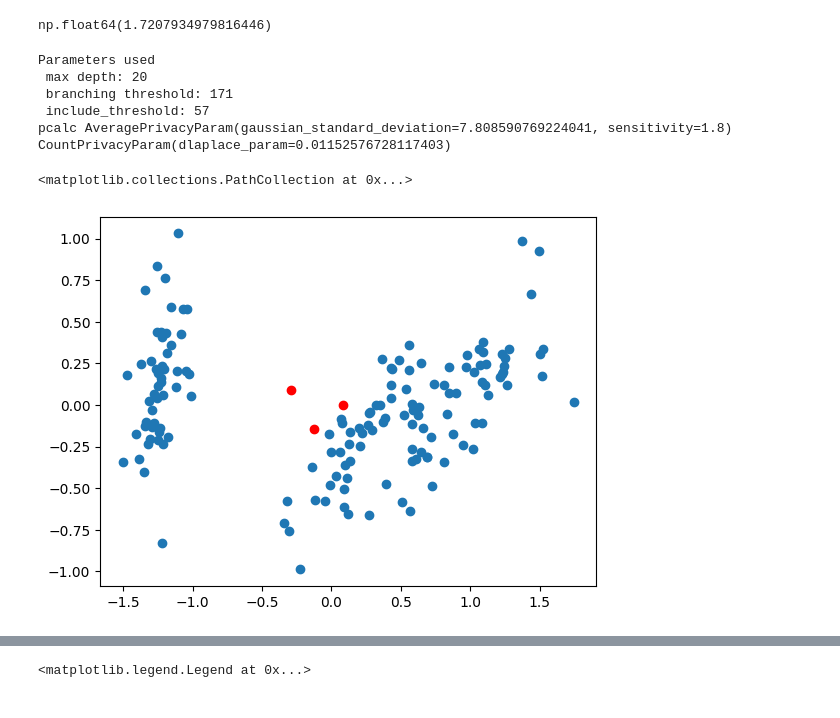
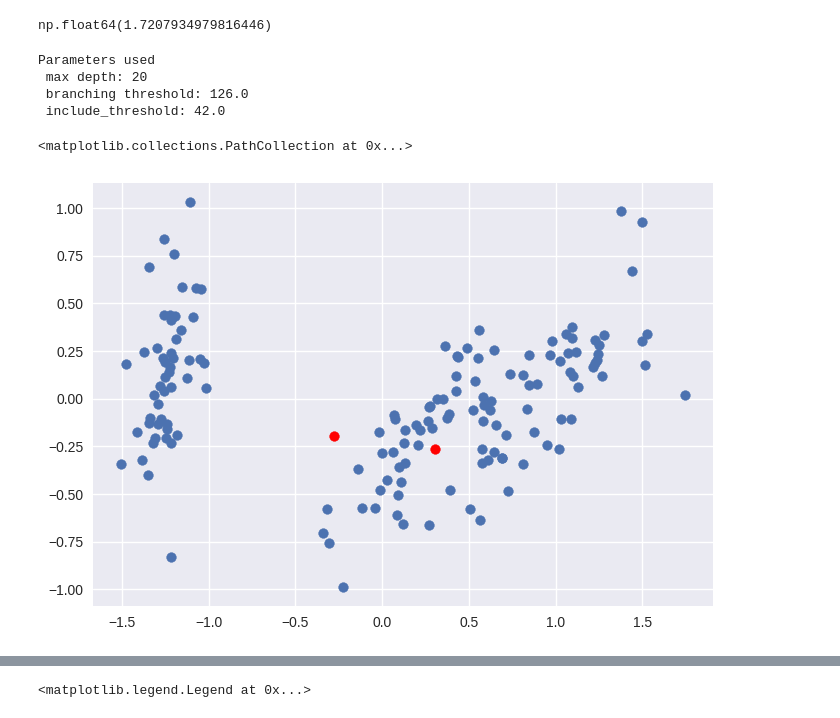
Before and after one commit to amy-ln/dpclustering, a Jupyter notebook: lsh-experiment.ipynb, the cells around one changed output, grey strips where cells are left out. Cells and saved outputs as stored; diff of their text form; code cells hidden in the pictures.

```diff
--- a/lsh-experiment.ipynb
+++ b/lsh-experiment.ipynb
@@ -35,7 +35,7 @@ def lsh_experiment(algo: int, data: np.ndarray, p: Params, n_trials: int = 20):
             print("starting synopsis... ")
             private_points, private_weights = create_bucket_synopsis(data, p, s+x)
         else:
-            private_points, private_weights = create_bucket_synopsis(data, p, s+x)
+            private_points, private_weights = bucket_using_privacy_accountant(data, p, s+x)
         if private_points.shape[0] <= p.k: # if number of points is less than or equal to desired number of centers
             centers = private_points
         else:
@@ -52,6 +52,8 @@ def lsh_experiment(algo: int, data: np.ndarray, p: Params, n_trials: int = 20):
 
 def non_private_radius(x: np.ndarray) -> float:
     return np.max(np.linalg.norm(x, axis=-1))
+
+plt.style.use('seaborn-v0_8')
 # %%
 small = np.load("datasets/synthetic-gaussian.npy")
 print(non_private_radius(small))
@@ -285,20 +253,19 @@ np.float64(1.7207934979816446)
 # %%
 iris_pca = PCA(n_components=2)
 iris_2d = iris_pca.fit_transform(iris)
 
 params = Params(epsilon=1, delta=1e-6, radius=1.8, dimension=4, k=2)
-points, weights = bucket_using_privacy_accountant(X=iris, p=params, seed=5435)
+points, weights = create_bucket_synopsis(X=iris, p=params, seed=34242)
 
 plt.scatter(iris_2d[:,0], iris_2d[:,1])
 plt.scatter(points[:,0], points[:,1], c="red")
 # %% [output]
 Parameters used
  max depth: 20
- branching threshold: 171
- include_threshold: 57
-pcalc AveragePrivacyParam(gaussian_standard_deviation=7.808590769224041, sensitivity=1.8) CountPrivacyParam(dlaplace_param=0.01152576728117403)
+ branching threshold: 126.0
+ include_threshold: 42.0
 <matplotlib.collections.PathCollection at 0x...>
-[figure, old version]
+[figure, new version]
 # %%
 results1 = []
 results2 = []
```
Also changed, not shown: parts of 19 cells of this notebook, 1 other file.
